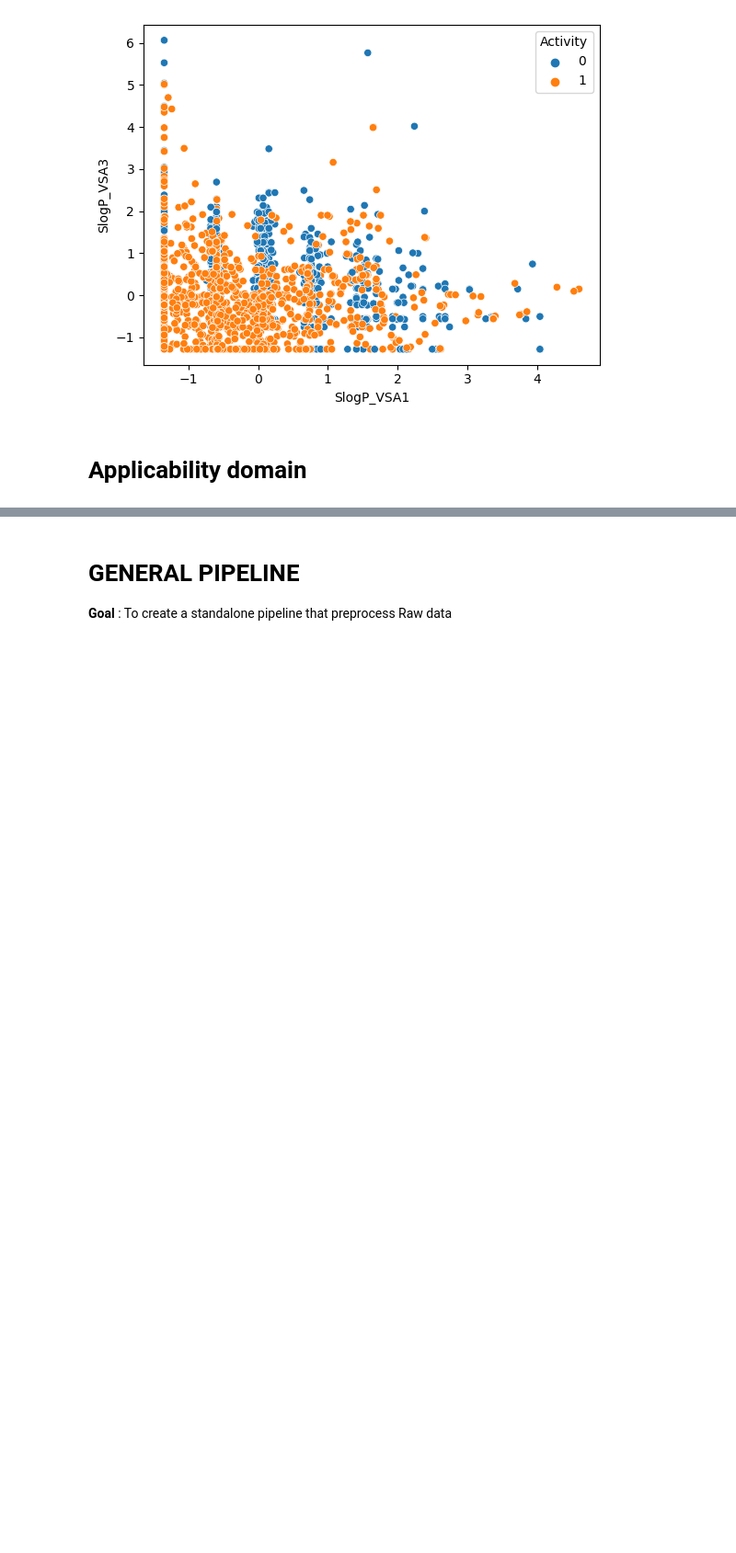
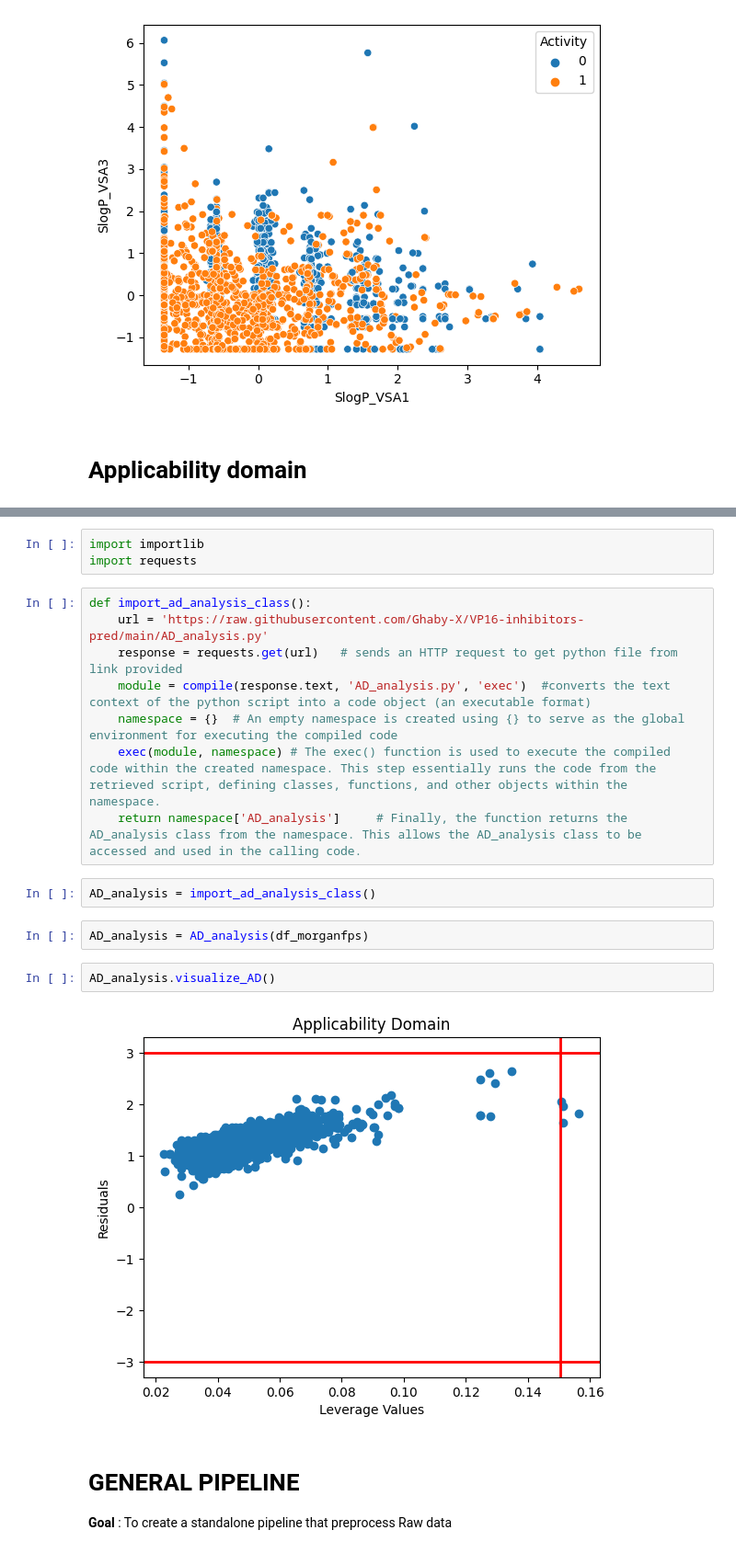
Before and after one commit to EugeneLamptey/VP16, a Jupyter notebook: FinalYearProject.ipynb, the cells around one changed output, grey strips where cells are left out. Shown at 92% size. Saved outputs shown, nothing was run; the diff lists cells and outputs as text; blank space fills up the shorter version.

```diff
--- a/FinalYearProject.ipynb
+++ b/FinalYearProject.ipynb
@@ -910,3 +871,22 @@ plt.show()
+# %%
+import importlib
+import requests
+# %%
+def import_ad_analysis_class():
+    url = 'https://raw.githubusercontent.com/Ghaby-X/VP16-inhibitors-pred/main/AD_analysis.py'
+    response = requests.get(url)   # sends an HTTP request to get python file from link provided
+    module = compile(response.text, 'AD_analysis.py', 'exec')  #converts the text context of the python script into a code object (an executable format)
+    namespace = {}  # An empty namespace is created using {} to serve as the global environment for executing the compiled code
+    exec(module, namespace) # The exec() function is used to execute the compiled code within the created namespace. This step essentially runs the code from the retrieved script, defining classes, functions, and other objects within the namespace.
+    return namespace['AD_analysis']     # Finally, the function returns the AD_analysis class from the namespace. This allows the AD_analysis class to be accessed and used in the calling code.
+# %%
+AD_analysis = import_ad_analysis_class()
+# %%
+AD_analysis = AD_analysis(df_morganfps)
+# %%
+AD_analysis.visualize_AD()
+# %% [output]
+[figure, added]
 # %% [markdown]
 # **GENERAL PIPELINE**
 
```
Also changed, not shown: parts of 36 cells of this notebook.
